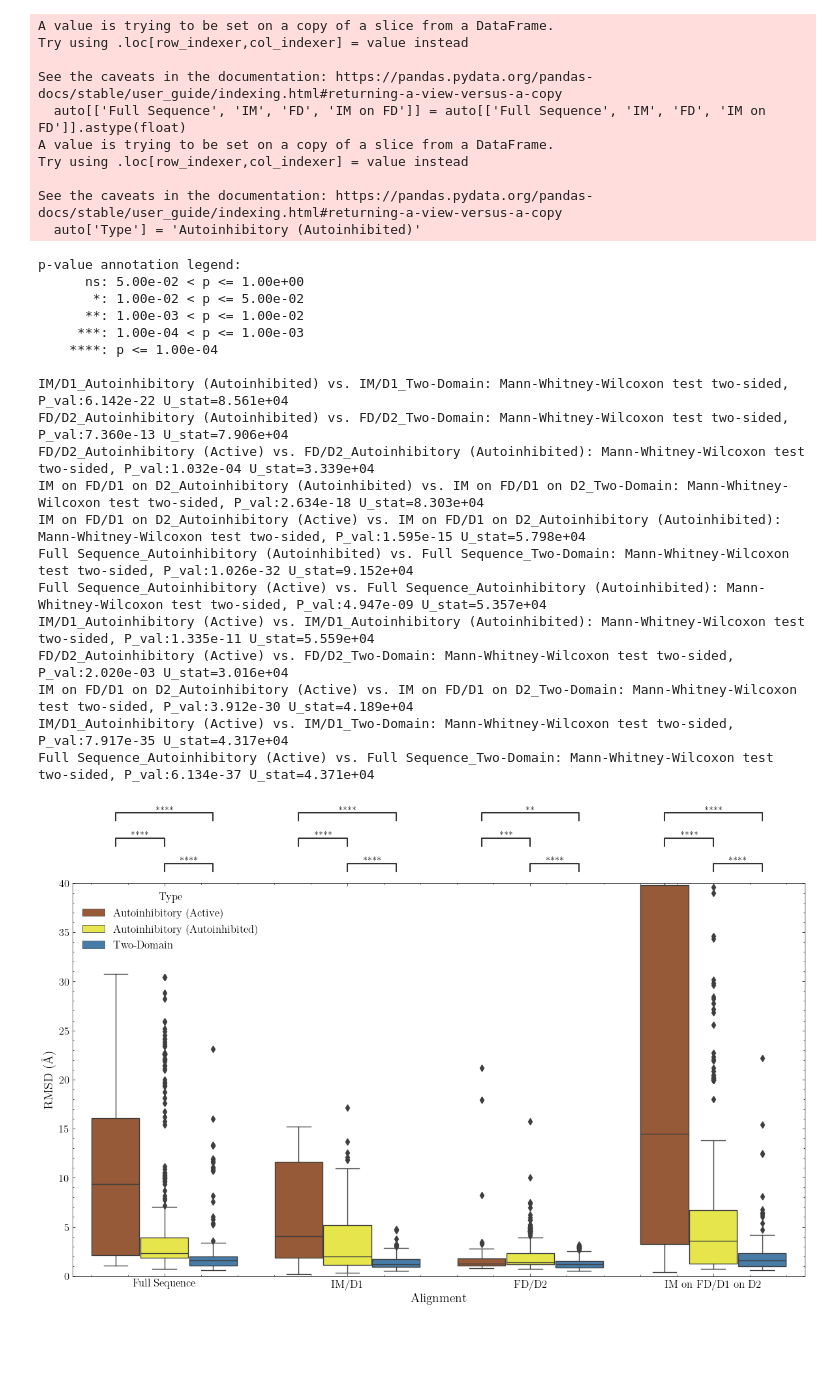
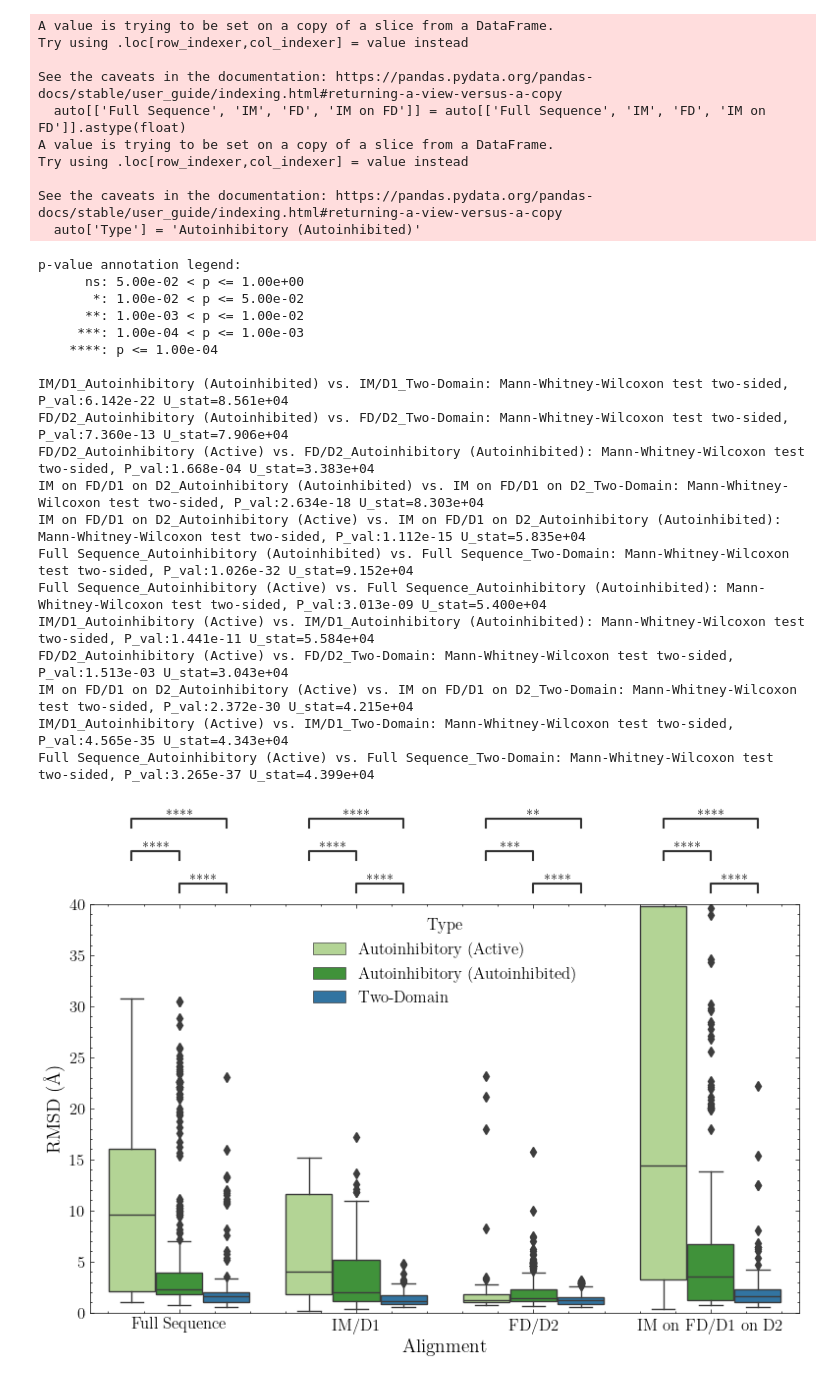
Before and after one commit to jpigles/alphafold-rmsd, a Jupyter notebook: rmsd.ipynb, the cells around one changed output. Drawn from its saved outputs; the diff is of its cells as text; code cells hidden in the pictures; blank space fills up the shorter version.

Commit message:
Updated figures

```diff
--- a/rmsd.ipynb
+++ b/rmsd.ipynb
@@ -32,11 +32,11 @@ cl.head()
 plt.style.use('science')
 
 # Get the hex codes for the colors so we can assign them to categories
-pal = sns.color_palette('Set1')
+pal = sns.color_palette('Paired')
 print(pal.as_hex())
 
 # Set the color palette. Our categories are "Single Domain", "Two-Domain", and "Autoinhibitory"
-colors = {'Single Domain': pal[0], 'Two-Domain': pal[1], 'Autoinhibitory': pal[2], 'Autoinhibitory (Active)': pal[6], 'Autoinhibitory (Autoinhibited)': pal[5],
-          'Full': pal[3], 'Clusters': pal[7], 'Two-State AI': pal[4]}
+colors = {'Single Domain': pal[0], 'Two-Domain': pal[1], 'Autoinhibitory': pal[2], 'Autoinhibitory (Active)': pal[2], 'Autoinhibitory (Autoinhibited)': pal[3],
+          'Full': pal[3], 'Clusters': pal[7], 'Two-State AI': pal[4], 'Autoinhibitory (Closed)': pal[5], 'Autoinhibitory (Open)': pal[4]}
 pal.as_hex()
 # %% [output]
@@ -587,7 +590,7 @@ See the caveats in the documentation: https://pandas.pydata.org/pandas-docs/stab
   auto['Type'] = 'Autoinhibitory (Autoinhibited)'
 # %%
 # Now we plot the data
-fig, ax = plt.subplots(figsize=(12, 8))
+fig, ax = plt.subplots(figsize=(8, 6))
 sns.boxplot(data=autoPlot, x='Alignment', y='RMSD', ax=ax, palette=colors, hue='Type')
 ax.set_ylim(0, 40)
 ax.set_ylabel('RMSD (Å)', fontsize=14)
@@ -602,39 +605,39 @@ pairs = [[('Full Sequence', 'Autoinhibitory (Active)'), ('Full Sequence', 'Two-D
         [('Full Sequence', 'Autoinhibitory (Active)'), ('Full Sequence', 'Autoinhibitory (Autoinhibited)')],
         [('IM/D1', 'Autoinhibitory (Active)'), ('IM/D1', 'Two-Domain')],
         [('IM/D1', 'Autoinhibitory (Autoinhibited)'), ('IM/D1', 'Two-Domain')],
         [('IM/D1', 'Autoinhibitory (Active)'), ('IM/D1', 'Autoinhibitory (Autoinhibited)')],
         [('FD/D2', 'Autoinhibitory (Active)'), ('FD/D2', 'Two-Domain')],
         [('FD/D2', 'Autoinhibitory (Autoinhibited)'), ('FD/D2', 'Two-Domain')],
         [('FD/D2', 'Autoinhibitory (Active)'), ('FD/D2', 'Autoinhibitory (Autoinhibited)')],
         [('IM on FD/D1 on D2', 'Autoinhibitory (Active)'), ('IM on FD/D1 on D2', 'Two-Domain')],
         [('IM on FD/D1 on D2', 'Autoinhibitory (Autoinhibited)'), ('IM on FD/D1 on D2', 'Two-Domain')],
         [('IM on FD/D1 on D2', 'Autoinhibitory (Active)'), ('IM on FD/D1 on D2', 'Autoinhibitory (Autoinhibited)')]]
 subcat_order = ['Full Sequence', 'IM/D1', 'FD/D2', 'IM on FD/D1 on D2']
 annotator = Annotator(ax, pairs, data=autoPlot, x='Alignment', y='RMSD', order=subcat_order, hue='Type')
 annotator.configure(test='Mann-Whitney', text_format='star', loc='outside')
 annotator.apply_and_annotate()
 
 # Save the plot
 plt.tight_layout()
 plt.savefig('./project_pipeline/data/figures/by_state_rmsd_distributions.png', dpi=500, bbox_inches='tight')
 # %% [output]
 p-value annotation legend:
       ns: 5.00e-02 < p <= 1.00e+00
        *: 1.00e-02 < p <= 5.00e-02
       **: 1.00e-03 < p <= 1.00e-02
      ***: 1.00e-04 < p <= 1.00e-03
     ****: p <= 1.00e-04
 
 IM/D1_Autoinhibitory (Autoinhibited) vs. IM/D1_Two-Domain: Mann-Whitney-Wilcoxon test two-sided, P_val:6.142e-22 U_stat=8.561e+04
 FD/D2_Autoinhibitory (Autoinhibited) vs. FD/D2_Two-Domain: Mann-Whitney-Wilcoxon test two-sided, P_val:7.360e-13 U_stat=7.906e+04
-FD/D2_Autoinhibitory (Active) vs. FD/D2_Autoinhibitory (Autoinhibited): Mann-Whitney-Wilcoxon test two-sided, P_val:1.032e-04 U_stat=3.339e+04
+FD/D2_Autoinhibitory (Active) vs. FD/D2_Autoinhibitory (Autoinhibited): Mann-Whitney-Wilcoxon test two-sided, P_val:1.668e-04 U_stat=3.383e+04
 IM on FD/D1 on D2_Autoinhibitory (Autoinhibited) vs. IM on FD/D1 on D2_Two-Domain: Mann-Whitney-Wilcoxon test two-sided, P_val:2.634e-18 U_stat=8.303e+04
-IM on FD/D1 on D2_Autoinhibitory (Active) vs. IM on FD/D1 on D2_Autoinhibitory (Autoinhibited): Mann-Whitney-Wilcoxon test two-sided, P_val:1.595e-15 U_stat=5.798e+04
+IM on FD/D1 on D2_Autoinhibitory (Active) vs. IM on FD/D1 on D2_Autoinhibitory (Autoinhibited): Mann-Whitney-Wilcoxon test two-sided, P_val:1.112e-15 U_stat=5.835e+04
 Full Sequence_Autoinhibitory (Autoinhibited) vs. Full Sequence_Two-Domain: Mann-Whitney-Wilcoxon test two-sided, P_val:1.026e-32 U_stat=9.152e+04
-Full Sequence_Autoinhibitory (Active) vs. Full Sequence_Autoinhibitory (Autoinhibited): Mann-Whitney-Wilcoxon test two-sided, P_val:4.947e-09 U_stat=5.357e+04
-IM/D1_Autoinhibitory (Active) vs. IM/D1_Autoinhibitory (Autoinhibited): Mann-Whitney-Wilcoxon test two-sided, P_val:1.335e-11 U_stat=5.559e+04
-FD/D2_Autoinhibitory (Active) vs. FD/D2_Two-Domain: Mann-Whitney-Wilcoxon test two-sided, P_val:2.020e-03 U_stat=3.016e+04
-IM on FD/D1 on D2_Autoinhibitory (Active) vs. IM on FD/D1 on D2_Two-Domain: Mann-Whitney-Wilcoxon test two-sided, P_val:3.912e-30 U_stat=4.189e+04
-IM/D1_Autoinhibitory (Active) vs. IM/D1_Two-Domain: Mann-Whitney-Wilcoxon test two-sided, P_val:7.917e-35 U_stat=4.317e+04
-Full Sequence_Autoinhibitory (Active) vs. Full Sequence_Two-Domain: Mann-Whitney-Wilcoxon test two-sided, P_val:6.134e-37 U_stat=4.371e+04
+Full Sequence_Autoinhibitory (Active) vs. Full Sequence_Autoinhibitory (Autoinhibited): Mann-Whitney-Wilcoxon test two-sided, P_val:3.013e-09 U_stat=5.400e+04
+IM/D1_Autoinhibitory (Active) vs. IM/D1_Autoinhibitory (Autoinhibited): Mann-Whitney-Wilcoxon test two-sided, P_val:1.441e-11 U_stat=5.584e+04
+FD/D2_Autoinhibitory (Active) vs. FD/D2_Two-Domain: Mann-Whitney-Wilcoxon test two-sided, P_val:1.513e-03 U_stat=3.043e+04
+IM on FD/D1 on D2_Autoinhibitory (Active) vs. IM on FD/D1 on D2_Two-Domain: Mann-Whitney-Wilcoxon test two-sided, P_val:2.372e-30 U_stat=4.215e+04
+IM/D1_Autoinhibitory (Active) vs. IM/D1_Two-Domain: Mann-Whitney-Wilcoxon test two-sided, P_val:4.565e-35 U_stat=4.343e+04
+Full Sequence_Autoinhibitory (Active) vs. Full Sequence_Two-Domain: Mann-Whitney-Wilcoxon test two-sided, P_val:3.265e-37 U_stat=4.399e+04
-[figure, old version]
+[figure, new version]
```
Also changed, not shown: parts of 7 cells of this notebook, 17 other files.
